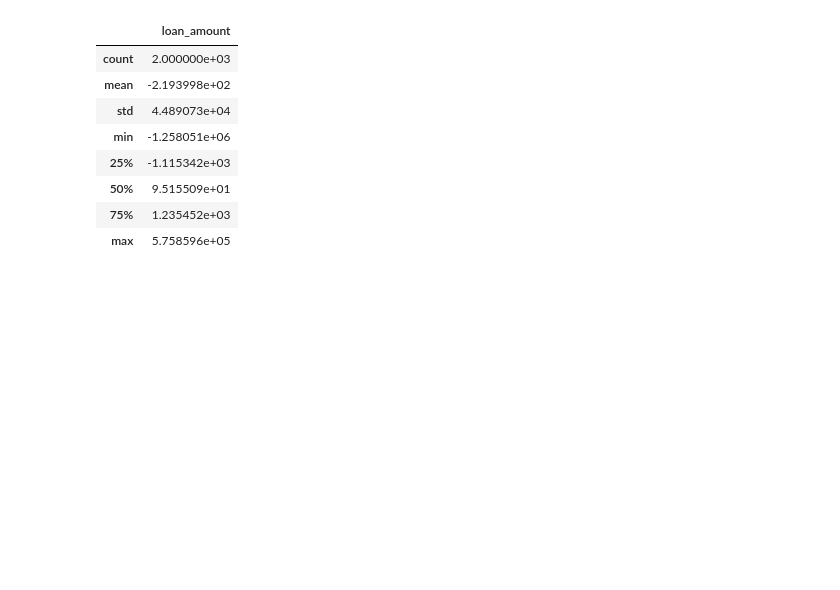
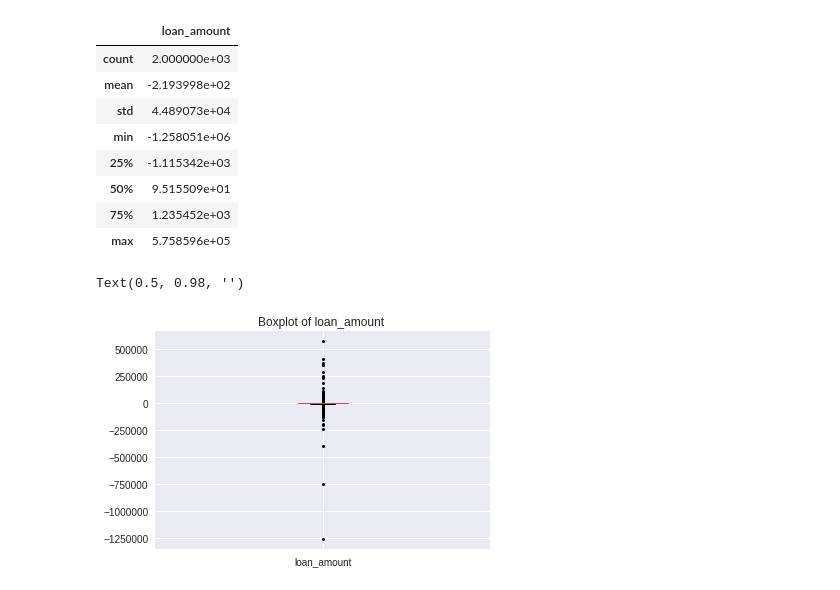
Before and after one commit to vipulpopat/MSCAI_Sem1_Etivity2, a Jupyter notebook: Etivity2_Eamon_OGairbhith_9638296.ipynb, the cells around one changed output. Saved outputs shown, nothing was run; the diff lists cells and outputs as text; code cells hidden in the pictures; blank space fills up the shorter version.

```diff
--- a/Etivity2_Eamon_OGairbhith_9638296.ipynb
+++ b/Etivity2_Eamon_OGairbhith_9638296.ipynb
@@ -383,3 +382,13 @@ df[['loan_amount']].describe()
 | 50% | 9.515509e+01 |
 | 75% | 1.235452e+03 |
 | max | 5.758596e+05 |
+# %%
+df.boxplot(column='loan_amount', sym='k.')
+
+plt.title("Boxplot of loan_amount ")
+
+# get rid of the automatic 'Boxplot grouped by group_by_column_name' title
+plt.suptitle("")
+# %% [output]
+Text(0.5, 0.98, '')
+[figure, added]
```
Also changed, not shown: parts of 2 cells of this notebook.
